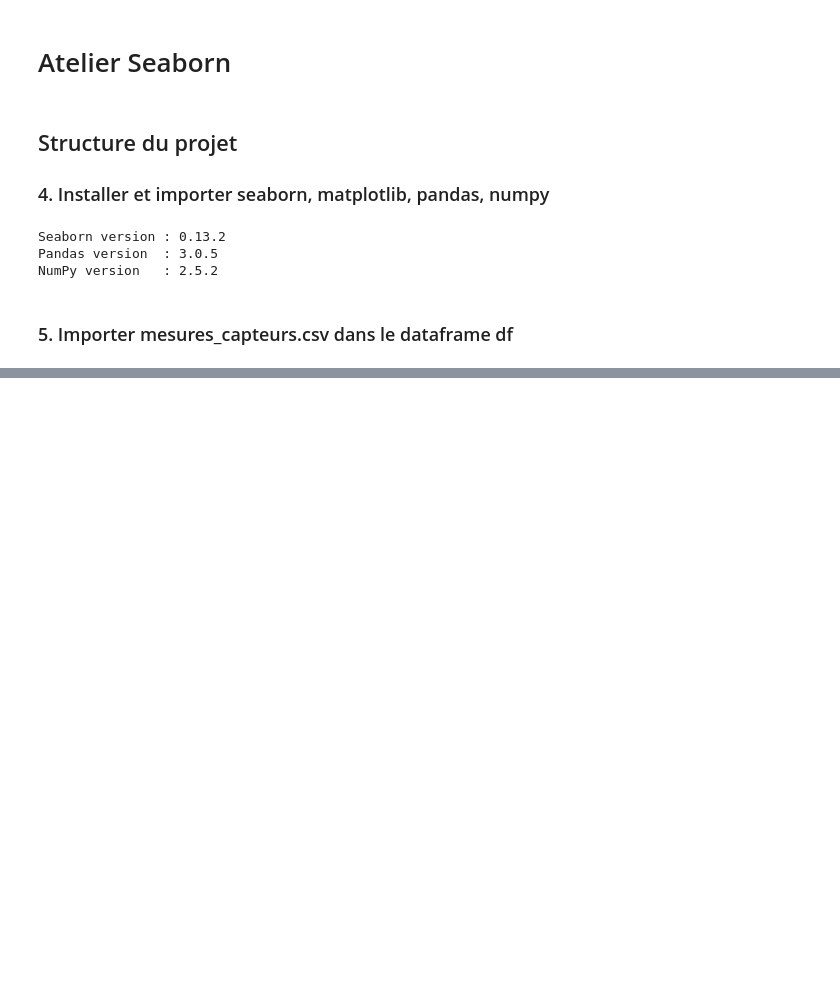
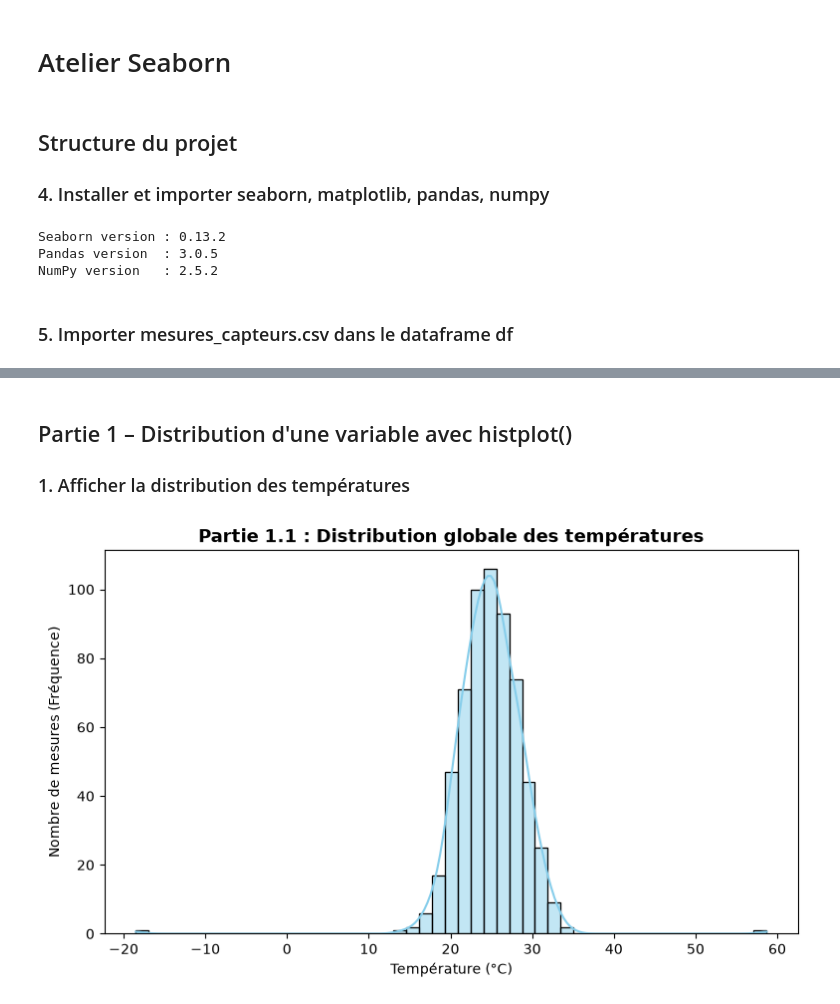
Before and after one commit to DIOPBARHAM/atelier_seaborn_iot, a Jupyter notebook: notebooks/atelier_seaborn_iot.ipynb, the cells around one changed output, grey strips where cells are left out. Drawn from its saved outputs; the diff is of its cells as text; code cells hidden in the pictures; blank space fills up the shorter version.

Commit message:
Partie 1 – Distribution d'une variable avec histplot() 1) Afficher la distribution des températures

```diff
--- a/notebooks/atelier_seaborn_iot.ipynb
+++ b/notebooks/atelier_seaborn_iot.ipynb
@@ -32,0 +40,17 @@ df.head()
+# %% [markdown]
+## Partie 1 – Distribution d'une variable avec histplot()
+### 1. Afficher la distribution des températures
+# %%
+import matplotlib.pyplot as plt
+import seaborn as sns
+
+plt.figure(figsize=(9, 5)) # Définit la taille du graphique en pouces (largeur=9, hauteur=5)
+# On trace l'histogramme avec une estimation lissée de la densité (kde=True)
+sns.histplot(data=df, x=df['temperature'], kde=True, color='skyblue')
+# Personnalisation des titres et axes
+plt.title("Partie 1.1 : Distribution globale des températures", fontsize=13, fontweight='bold')
+plt.xlabel("Température (°C)")
+plt.ylabel("Nombre de mesures (Fréquence)")
+plt.show()
+# %% [output]
+[figure, added]
```
Also changed, not shown: parts of 3 cells of this notebook.
